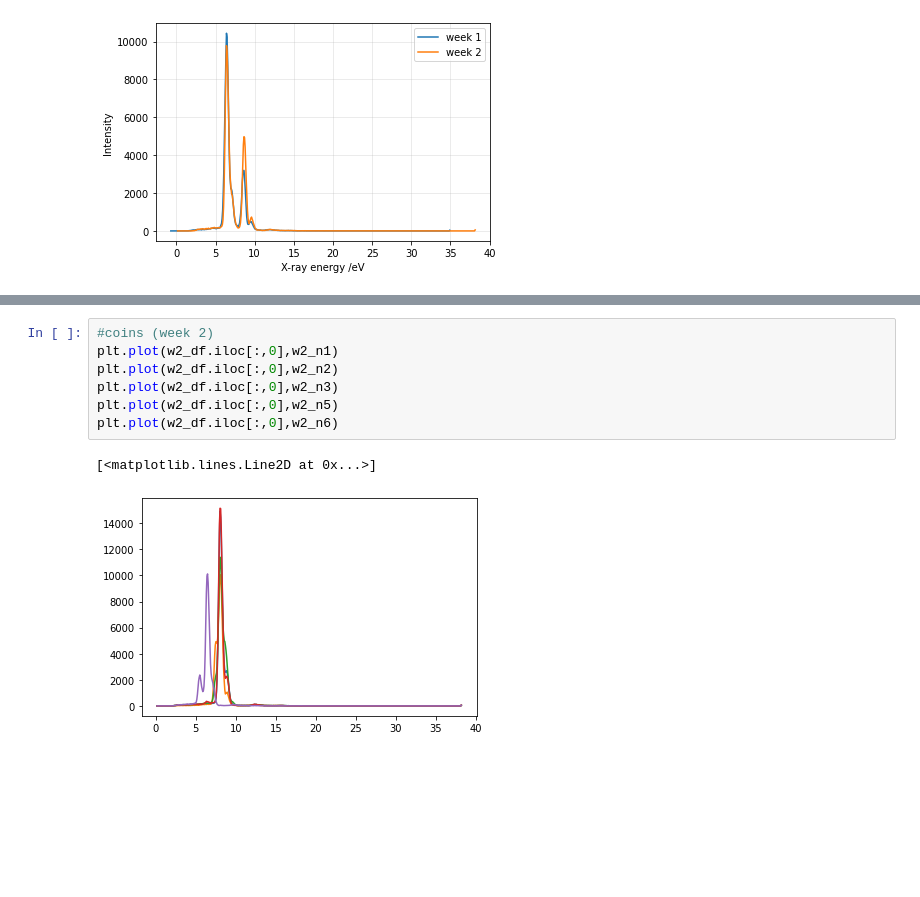
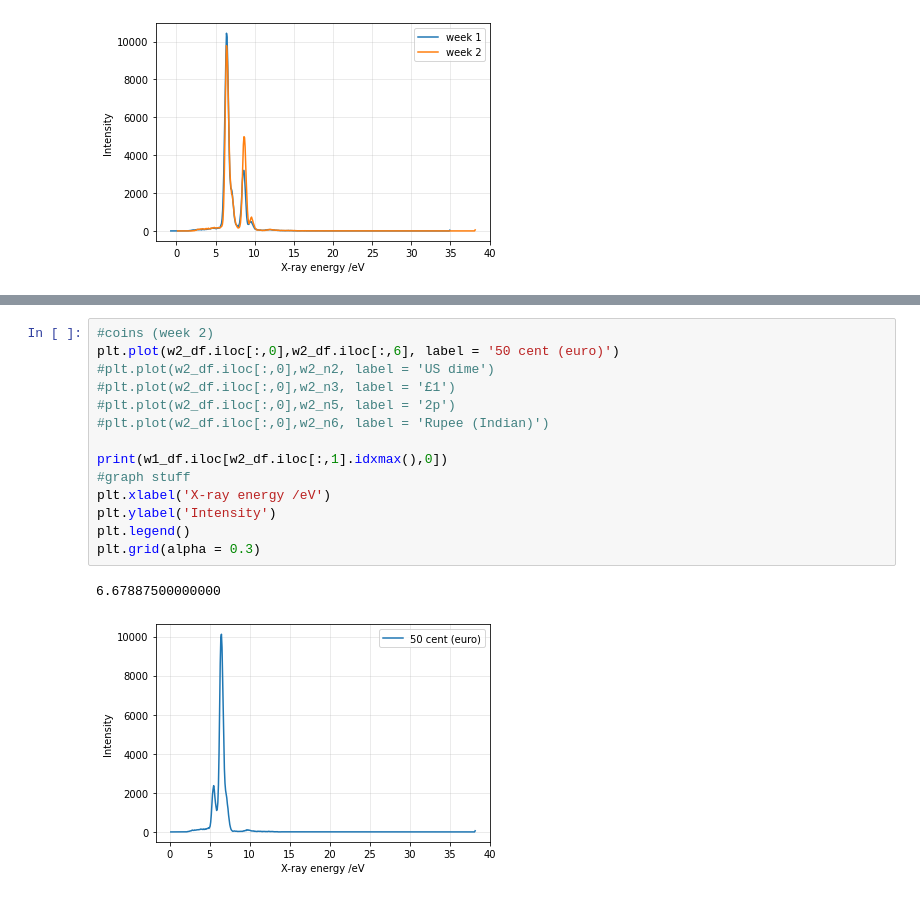
Before and after one commit to declan-healy/x-ray-fluorescence, a Jupyter notebook: Experiment_A2_X_ray_fluorescence.ipynb, the cells around one changed output, grey strips where cells are left out. Cells and saved outputs as stored; diff of their text form; blank space fills up the shorter version.

```diff
--- a/Experiment_A2_X_ray_fluorescence.ipynb
+++ b/Experiment_A2_X_ray_fluorescence.ipynb
@@ -173,13 +201,20 @@ plt.plot(x_axis_w1,w1_n4)
 # %%
 #coins (week 2)
-plt.plot(w2_df.iloc[:,0],w2_n1)
-plt.plot(w2_df.iloc[:,0],w2_n2)
-plt.plot(w2_df.iloc[:,0],w2_n3)
-plt.plot(w2_df.iloc[:,0],w2_n5)
-plt.plot(w2_df.iloc[:,0],w2_n6)
+plt.plot(w2_df.iloc[:,0],w2_df.iloc[:,6], label = '50 cent (euro)')
+#plt.plot(w2_df.iloc[:,0],w2_n2, label = 'US dime')
+#plt.plot(w2_df.iloc[:,0],w2_n3, label = '£1')
+#plt.plot(w2_df.iloc[:,0],w2_n5, label = '2p')
+#plt.plot(w2_df.iloc[:,0],w2_n6, label = 'Rupee (Indian)')
+
+print(w1_df.iloc[w2_df.iloc[:,1].idxmax(),0])
+#graph stuff
+plt.xlabel('X-ray energy /eV')
+plt.ylabel('Intensity')
+plt.legend()
+plt.grid(alpha = 0.3)
 # %% [output]
-[<matplotlib.lines.Line2D at 0x...>]
+6.67887500000000
-[figure, old version]
+[figure, new version]
 # %%
 #spectrum (week 2)
 plt.plot(w2_df.iloc[:,0],w2_n13)
```
Also changed, not shown: parts of 5 cells of this notebook.
